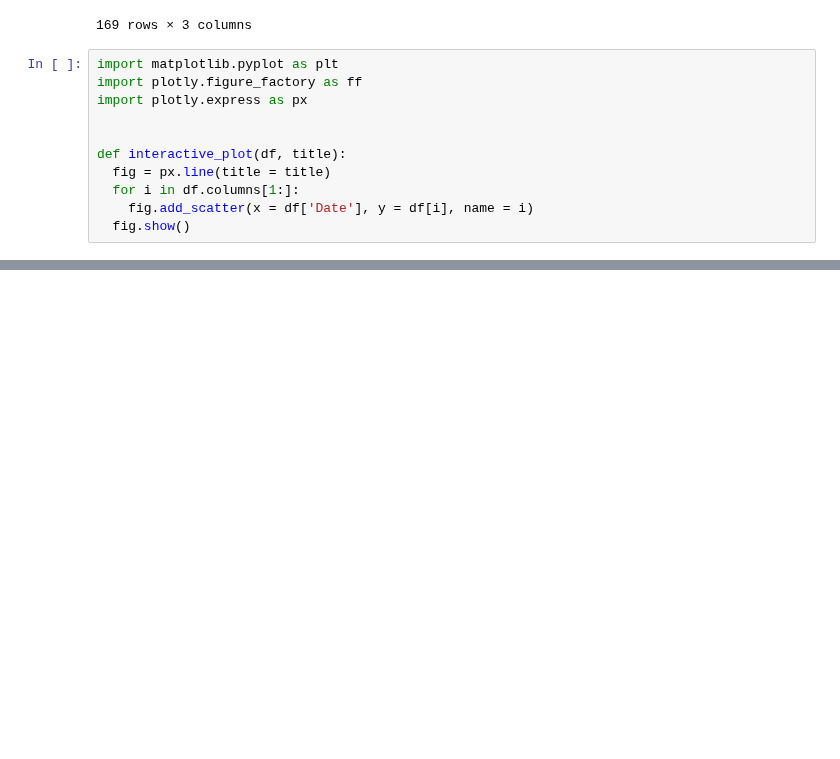
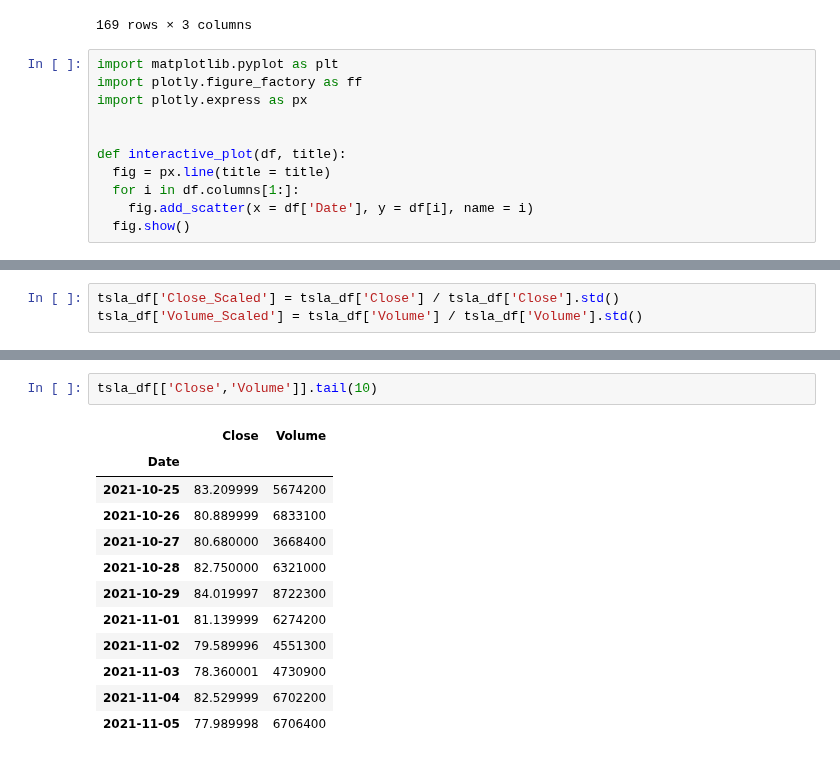
Before and after one commit to xanasa14/Finances, a Jupyter notebook: Visualizer.ipynb, the cells around one changed output, grey strips where cells are left out. Saved outputs shown, nothing was run; the diff lists cells and outputs as text; blank space fills up the shorter version.

```diff
--- a/Visualizer.ipynb
+++ b/Visualizer.ipynb
@@ -75,0 +72,3 @@ interactive_plot(tsla_df, "2018,2019,2020")
+# %%
+tsla_df['Close_Scaled'] = tsla_df['Close'] / tsla_df['Close'].std()
+tsla_df['Volume_Scaled'] = tsla_df['Volume'] / tsla_df['Volume'].std()
@@ -75,0 +81,15 @@ interactive_plot(tsla_df, "2018,2019,2020")
+# %%
+tsla_df[['Close','Volume']].tail(10)
+# %% [output]
+|  | Close | Volume |
+| Date |  |  |
+| 2021-10-25 | 83.209999 | 5674200 |
+| 2021-10-26 | 80.889999 | 6833100 |
+| 2021-10-27 | 80.680000 | 3668400 |
+| 2021-10-28 | 82.750000 | 6321000 |
+| 2021-10-29 | 84.019997 | 8722300 |
+| 2021-11-01 | 81.139999 | 6274200 |
+| 2021-11-02 | 79.589996 | 4551300 |
+| 2021-11-03 | 78.360001 | 4730900 |
+| 2021-11-04 | 82.529999 | 6702200 |
+| 2021-11-05 | 77.989998 | 6706400 |
```
Also changed, not shown: parts of 2 cells of this notebook.
